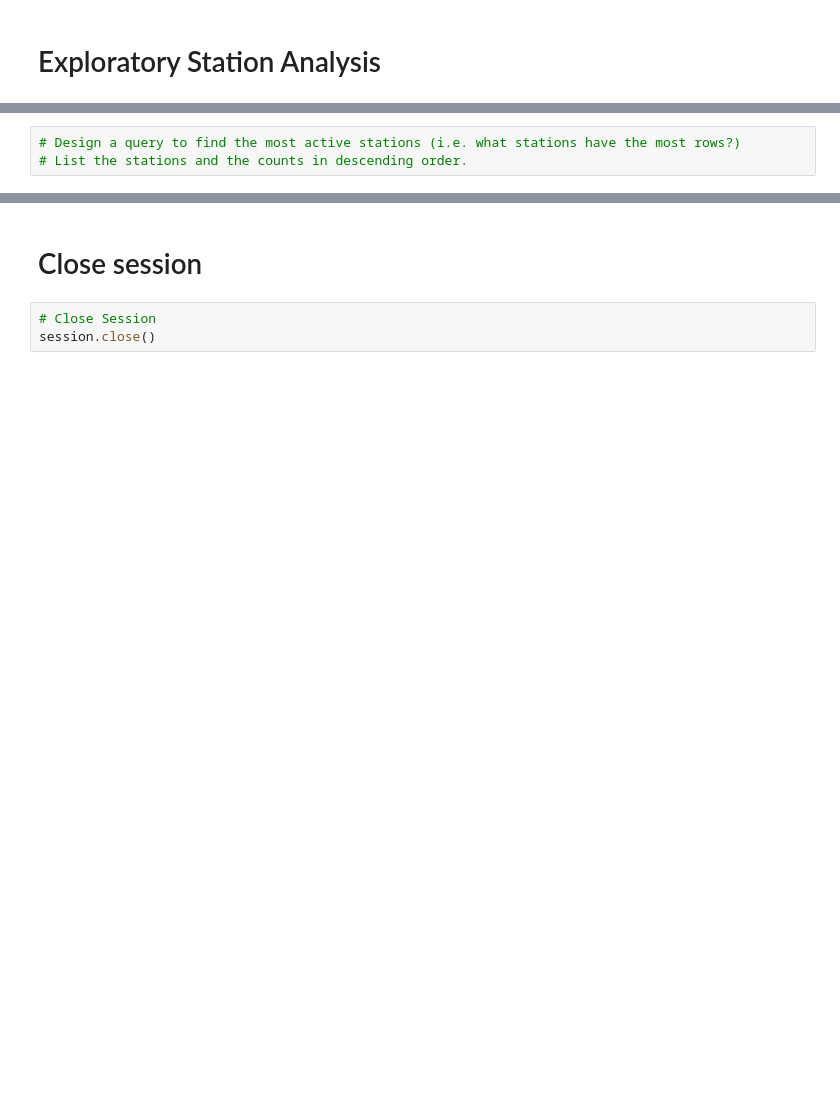
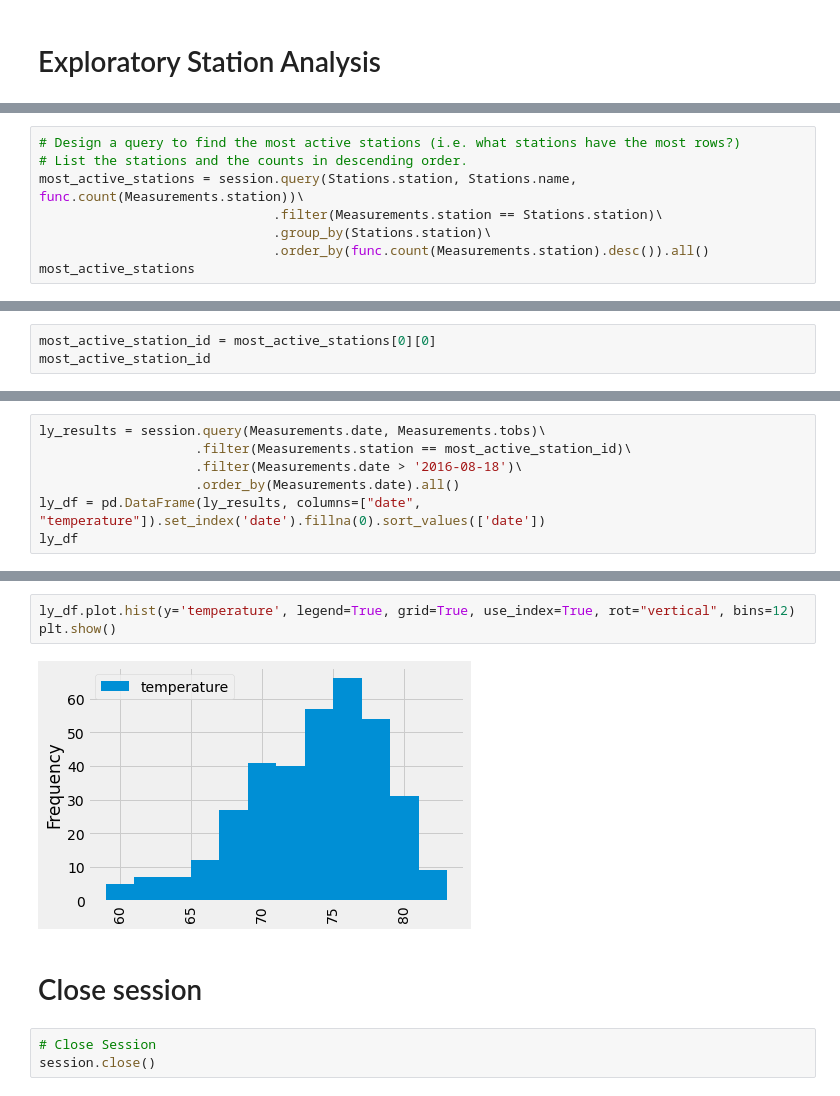
Before and after one commit to scheaton/sqlalchemy-challenge, a Jupyter notebook: SurfsUp/climate_starter.ipynb, the cells around one changed output, grey strips where cells are left out. Drawn from its saved outputs; the diff is of its cells as text; blank space fills up the shorter version.

```diff
--- a/SurfsUp/climate_starter.ipynb
+++ b/SurfsUp/climate_starter.ipynb
@@ -142,3 +180,8 @@ plt.show()
 # %%
 # Design a query to find the most active stations (i.e. what stations have the most rows?)
 # List the stations and the counts in descending order.
+most_active_stations = session.query(Stations.station, Stations.name, func.count(Measurements.station))\
+                              .filter(Measurements.station == Stations.station)\
+                              .group_by(Stations.station)\
+                              .order_by(func.count(Measurements.station).desc()).all()
+most_active_stations
@@ -144,0 +198,3 @@ plt.show()
+# %%
+most_active_station_id = most_active_stations[0][0]
+most_active_station_id
@@ -149,0 +229,7 @@ plt.show()
+# %%
+ly_results = session.query(Measurements.date, Measurements.tobs)\
+                    .filter(Measurements.station == most_active_station_id)\
+                    .filter(Measurements.date > '2016-08-18')\
+                    .order_by(Measurements.date).all()
+ly_df = pd.DataFrame(ly_results, columns=["date", "temperature"]).set_index('date').fillna(0).sort_values(['date'])
+ly_df
@@ -150,3 +251,8 @@ plt.show()
+# %%
+ly_df.plot.hist(y='temperature', legend=True, grid=True, use_index=True, rot="vertical", bins=12)
+plt.show()
+# %% [output]
+[figure, added]
 # %% [markdown]
 # Close session
 # %%
```
Also changed, not shown: parts of 15 cells of this notebook.
